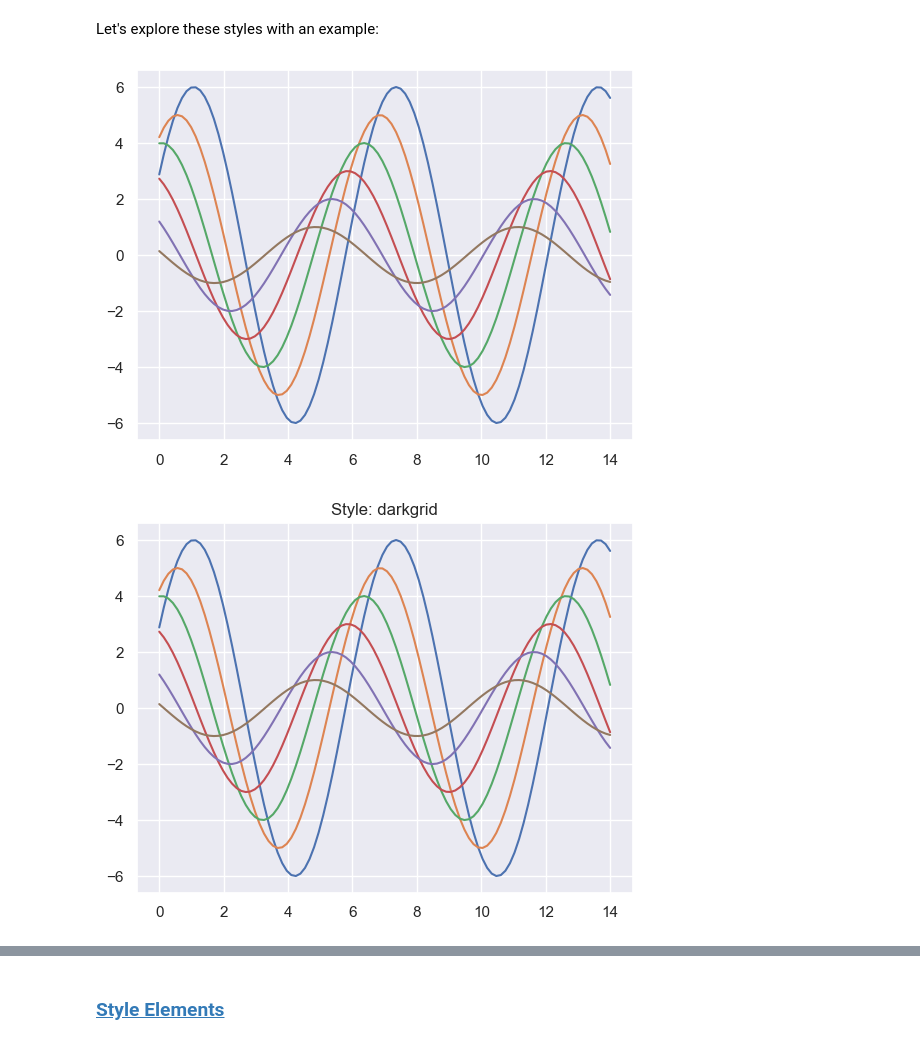
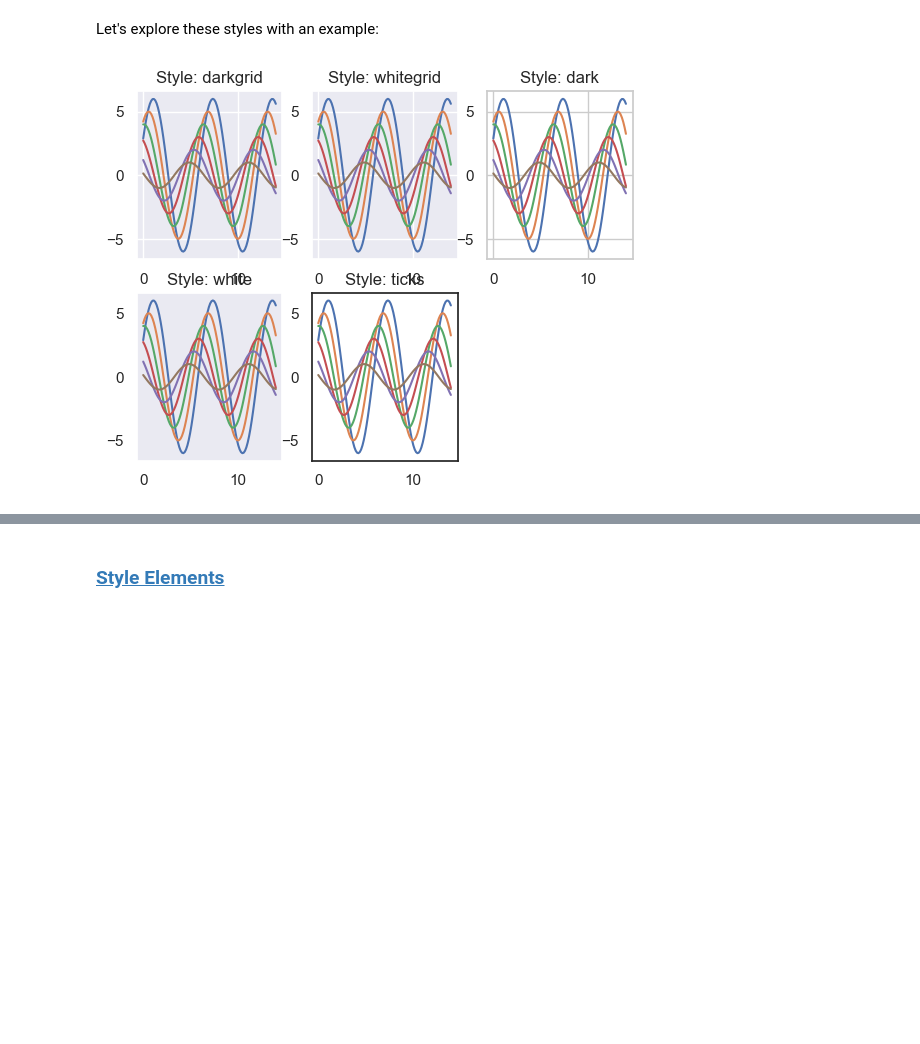
Before and after one commit to pytopia/Data-Visualization, a Jupyter notebook: Lectures/04 Plotting with Seaborn/09 Controlling figure aesthetics.ipynb, the cells around one changed output, grey strips where cells are left out. Drawn from its saved outputs; the diff is of its cells as text; code cells hidden in the pictures; blank space fills up the shorter version.

```diff
--- a/Lectures/04 Plotting with Seaborn/09 Controlling figure aesthetics.ipynb
+++ b/Lectures/04 Plotting with Seaborn/09 Controlling figure aesthetics.ipynb
@@ -126,22 +128,21 @@ Let's explore these styles with an example:
 # %%
 import numpy as np
 import seaborn as sns
 import matplotlib.pyplot as plt
 
 
 def sinplot(flip=1):
     x = np.linspace(0, 14, 100)
     for i in range(1, 7):
         plt.plot(x, np.sin(x + i * 0.5) * (7 - i) * flip)
-    plt.show()
 
 
 styles = ["darkgrid", "whitegrid", "dark", "white", "ticks"]
 
-for style in styles:
+for ind, style in enumerate(styles):
+    plt.subplot(2, 3, ind + 1)
     sns.set_style(style)
     sinplot()
     plt.title(f"Style: {style}")
 # %% [output]
-[figure, old version]
+[figure, new version]
-[figure, removed]
```
Also changed, not shown: parts of 16 cells of this notebook.
